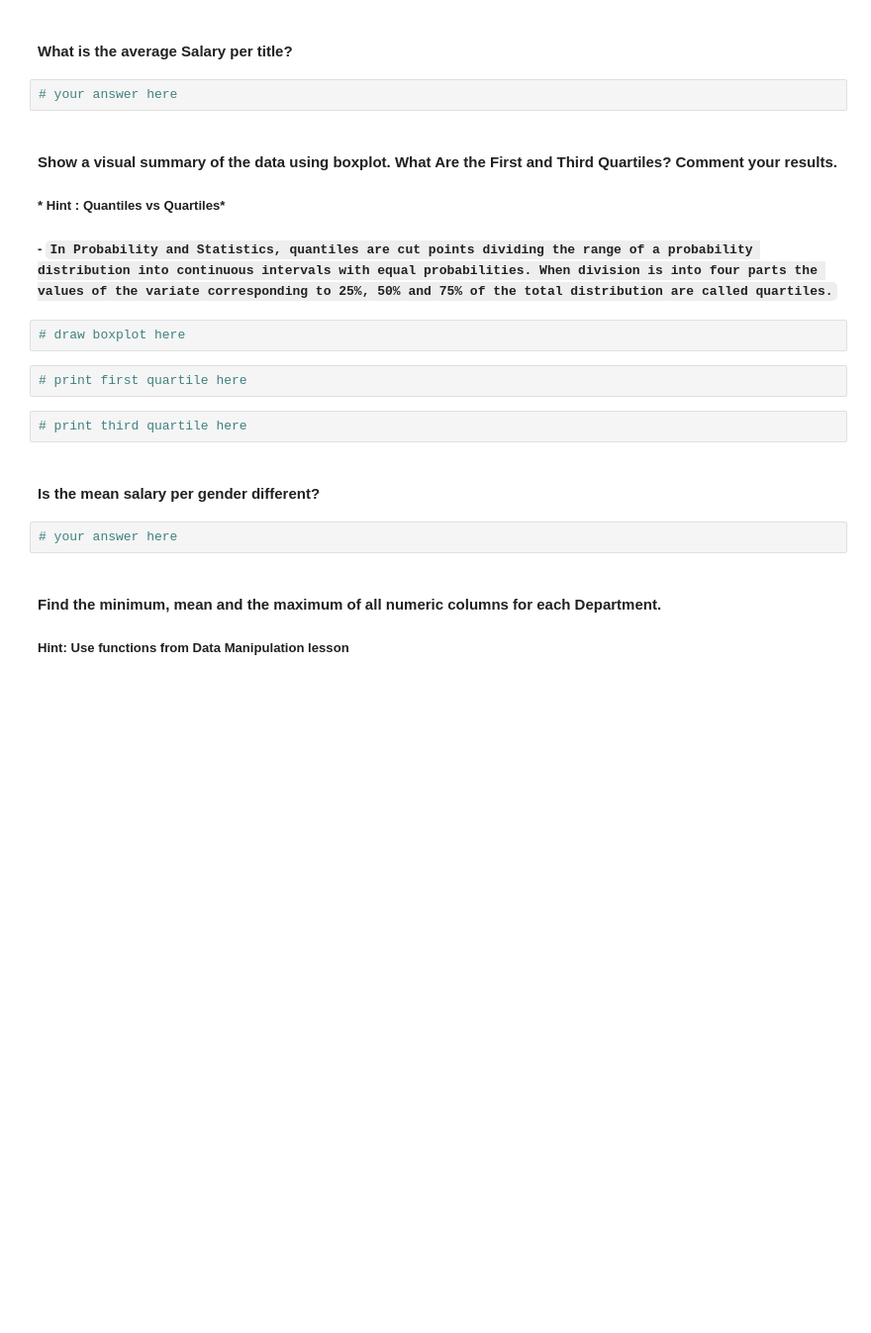
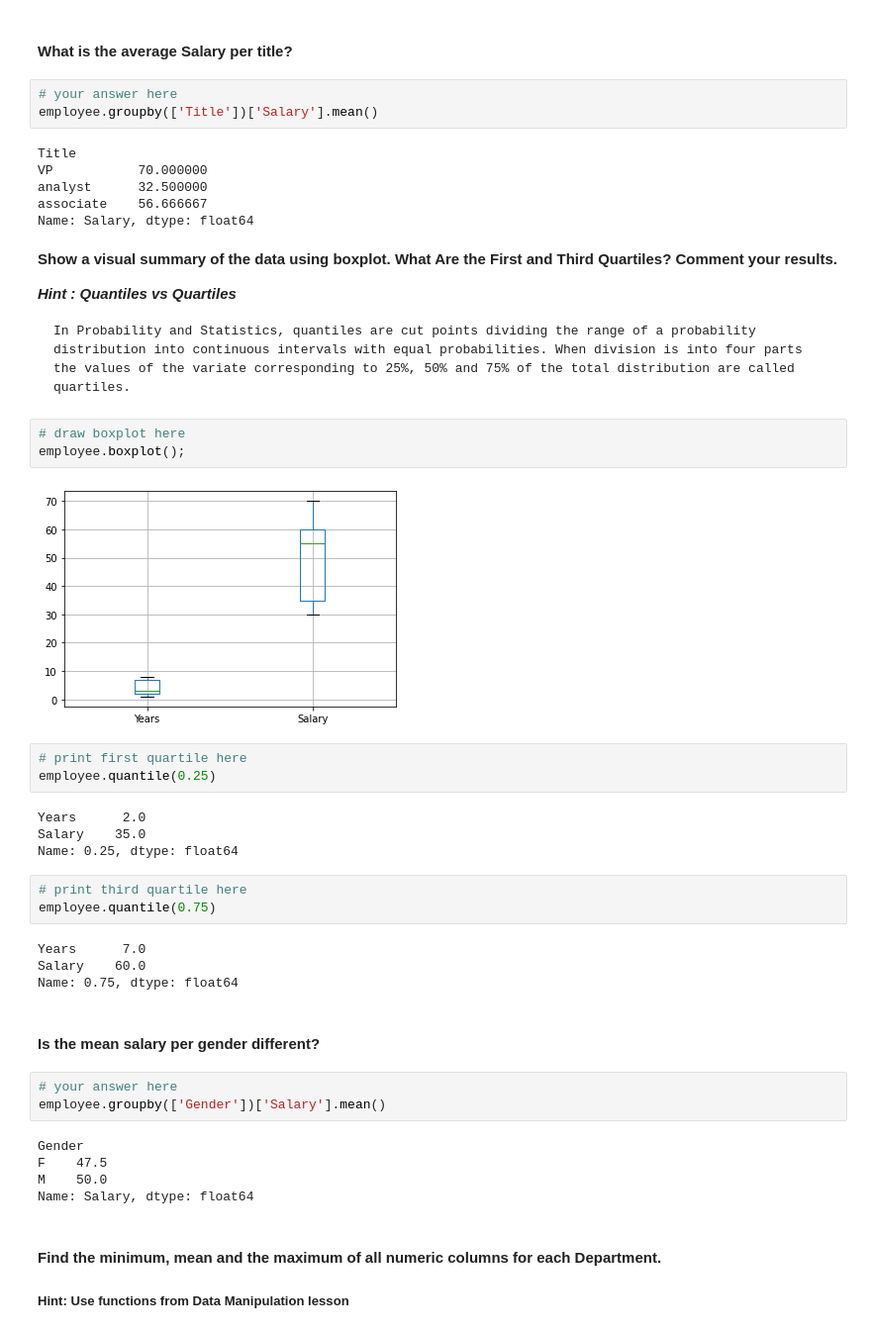
Before and after one commit to ta-data-mexpt/lab-subsetting-and-descriptive-stats, a Jupyter notebook: your-code/main.ipynb, the cells around one changed output. Shown at 99% size. Drawn from its saved outputs; the diff is of its cells as text; blank space fills up the shorter version.

```diff
--- a/your-code/main.ipynb
+++ b/your-code/main.ipynb
@@ -169,20 +257,48 @@ temp.groupby(['State'])['Temperature'].agg(['mean', 'std'])
 ####  What is the average Salary per title?
 # %%
 # your answer here
+employee.groupby(['Title'])['Salary'].mean()
+# %% [output]
+Title
+VP           70.000000
+analyst      32.500000
+associate    56.666667
+Name: Salary, dtype: float64
 # %% [markdown]
-#### Show a visual summary of the data using boxplot. What Are the First and Third Quartiles? Comment your results.
-##### * Hint : Quantiles vs Quartiles*
-##### - `In Probability and Statistics, quantiles are cut points dividing the range of a probability distribution into continuous intervals with equal probabilities. When division is into four parts the values of the variate corresponding to 25%, 50% and 75% of the total distribution are called quartiles.`
+**Show a visual summary of the data using boxplot. What Are the First and Third Quartiles? Comment your results.**
+
+**_Hint : Quantiles vs Quartiles_**
+
+    In Probability and Statistics, quantiles are cut points dividing the range of a probability distribution into continuous intervals with equal probabilities. When division is into four parts the values of the variate corresponding to 25%, 50% and 75% of the total distribution are called quartiles.
 # %%
 # draw boxplot here
+employee.boxplot();
+# %% [output]
+[figure, added]
 # %%
 # print first quartile here
+employee.quantile(0.25)
+# %% [output]
+Years      2.0
+Salary    35.0
+Name: 0.25, dtype: float64
 # %%
 # print third quartile here
+employee.quantile(0.75)
+# %% [output]
+Years      7.0
+Salary    60.0
+Name: 0.75, dtype: float64
 # %% [markdown]
 #### Is the mean salary per gender different?
 # %%
 # your answer here
+employee.groupby(['Gender'])['Salary'].mean()
+# %% [output]
+Gender
+F    47.5
+M    50.0
+Name: Salary, dtype: float64
 # %% [markdown]
 #### Find the minimum, mean and the maximum of all numeric columns for each Department.
 
```
Also changed, not shown: parts of 21 cells of this notebook.
